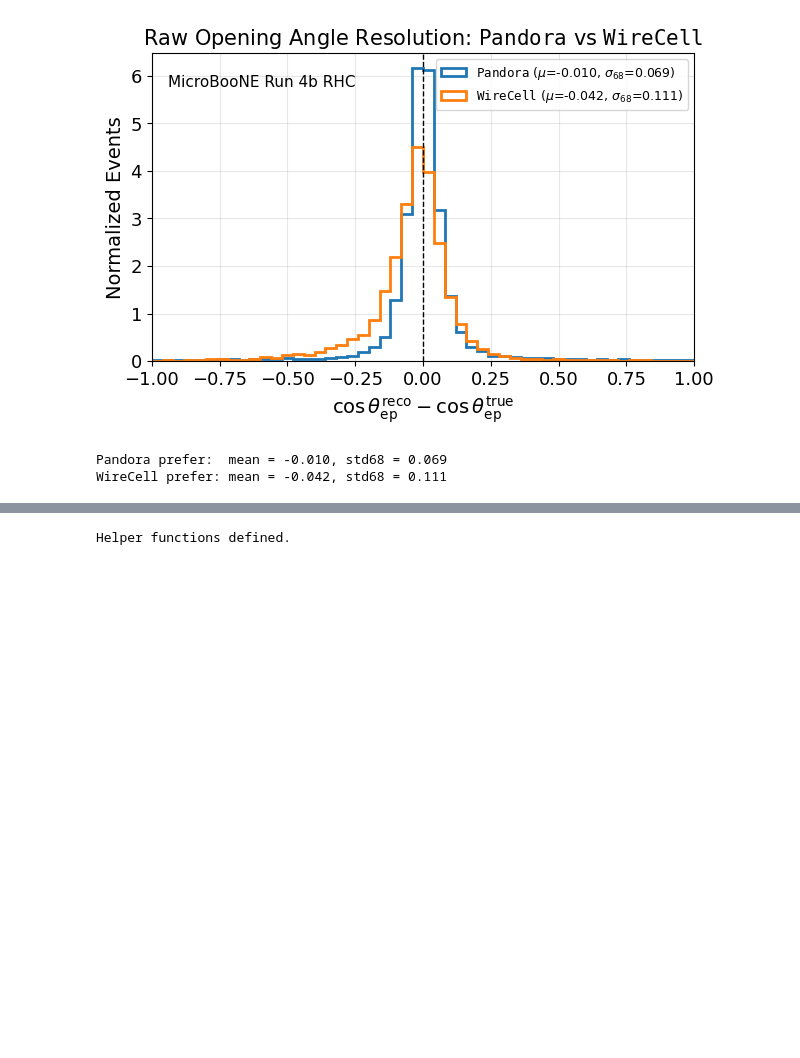
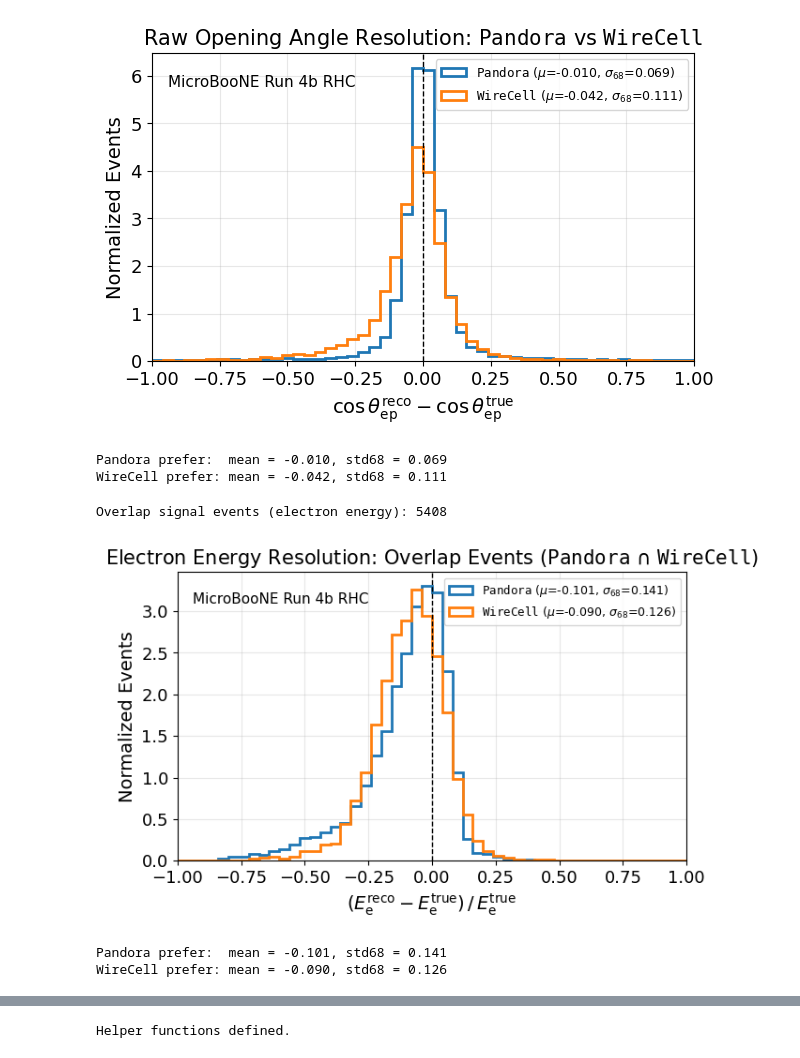
Before and after one commit to abbeybarnard/xsec_analyzer, a Jupyter notebook: analysis.ipynb, the cells around one changed output, grey strips where cells are left out. Cells and saved outputs as stored; diff of their text form; code cells hidden in the pictures; blank space fills up the shorter version.

```diff
--- a/analysis.ipynb
+++ b/analysis.ipynb
@@ -366,3 +423,27 @@ plot_resolution(res_a_pandora_raw, res_a_wirecell_raw,
 [figure]
 Pandora prefer:  mean = -0.010, std68 = 0.069
 WireCell prefer: mean = -0.042, std68 = 0.111
+# %%
+# ============================================================
+# OVERLAP ELECTRON ENERGY RESOLUTION
+# Events selected by BOTH Pandora AND WireCell (true signal only).
+# Both reconstructions are evaluated on the identical event set.
+# ============================================================
+
+res_e_overlap_p, res_e_overlap_w = compute_overlap_resolution(entries,
+    reco_branch_pandora='pandora_reco_electron_energy',
+    reco_branch_wirecell='wc_reco_electron_energy',
+    true_branch='true_elec_e', fractional=True)
+
+print(f'Overlap signal events (electron energy): {len(res_e_overlap_p)}')
+
+plot_resolution(res_e_overlap_p, res_e_overlap_w,
+    xlabel=r'$(E^\mathrm{reco}_{\mathrm{e}} - E^\mathrm{true}_{\mathrm{e}})\,/\,E^\mathrm{true}_{\mathrm{e}}$',
+    title=r'Electron Energy Resolution: Overlap Events ($\mathtt{Pandora}$ $\cap$ $\mathtt{WireCell}$)',
+    savename='electron_energy_overlap_resolution.pdf',
+    xrange=(-1, 1), nbins=50)
+# %% [output]
+Overlap signal events (electron energy): 5408
+[figure, added]
+Pandora prefer:  mean = -0.101, std68 = 0.141
+WireCell prefer: mean = -0.090, std68 = 0.126
```
Also changed, not shown: parts of 8 cells of this notebook, 3 other files.
